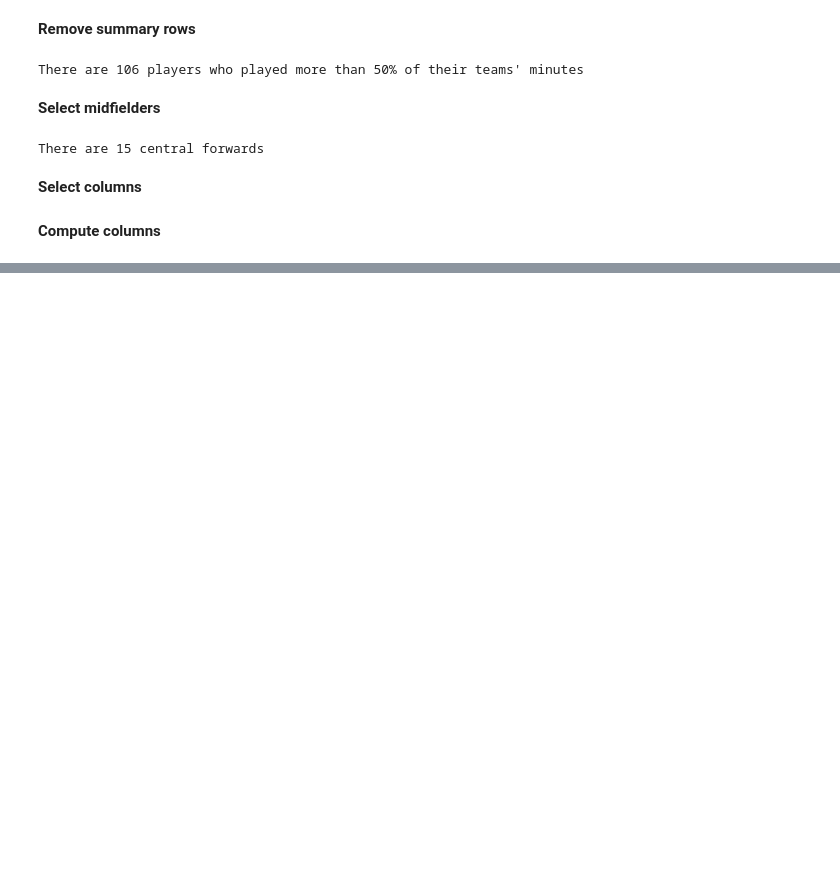
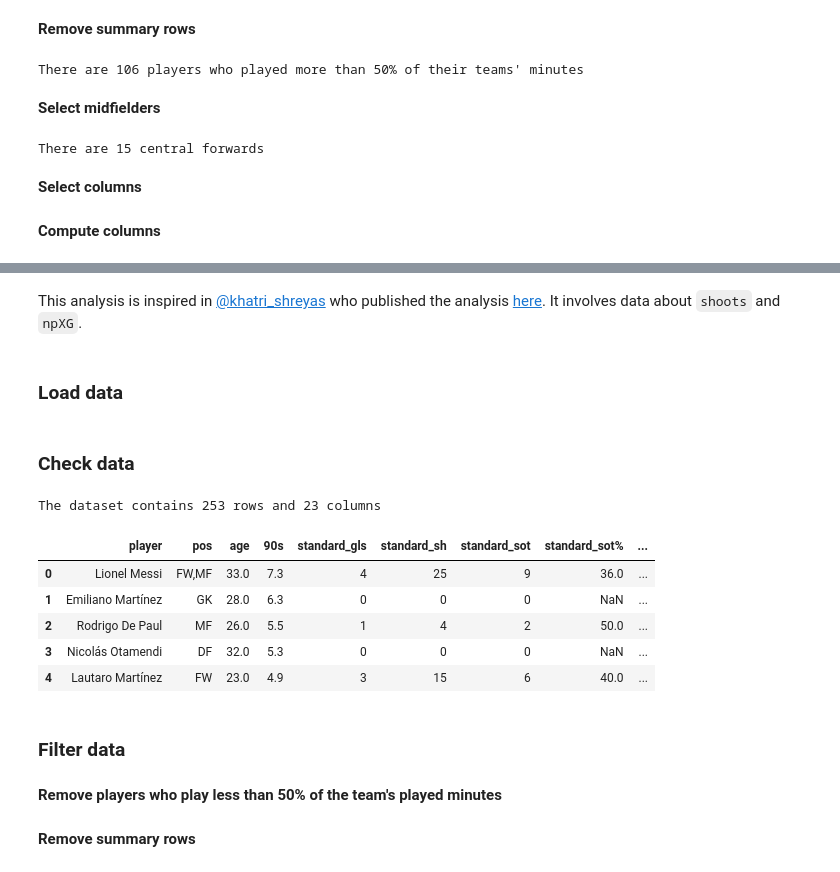
Before and after one commit to joausaga/copa-america-2021-analytics, a Jupyter notebook: competition_analysis.ipynb, the cells around one changed output, grey strips where cells are left out. Drawn from its saved outputs; the diff is of its cells as text; code cells hidden in the pictures; blank space fills up the shorter version.

```diff
--- a/competition_analysis.ipynb
+++ b/competition_analysis.ipynb
@@ -723,0 +726,34 @@ plt.show()
+# %% [markdown]
+This analysis is inspired in [@khatri_shreyas](https://twitter.com/khatri_shreyas) who published the analysis [here](https://twitter.com/khatri_shreyas/status/1470424436482342918). It involves data about `shoots` and `npXG`.
+# %% [markdown]
+### Load data
+# %%
+shooting_df = pd.DataFrame()
+for country in countries:
+    if shooting_df.size > 0:
+        aux_df = pd.read_csv(f"data/{country}_shooting.csv")
+        aux_df['country'] = country
+        shooting_df = shooting_df.append(aux_df, ignore_index=True, sort=False)
+    else:
+        shooting_df = pd.read_csv(f"data/{country}_shooting.csv")
+        shooting_df['country'] = country
+# %% [markdown]
+### Check data
+# %%
+analysis_df = shooting_df
+print(f"The dataset contains {analysis_df.shape[0]} rows and {analysis_df.shape[1]} columns")
+# %% [output]
+The dataset contains 253 rows and 23 columns
+# %%
+analysis_df.head()
+# %% [output]
+|  | player | pos | age | 90s | standard_gls | standard_sh | standard_sot | standard_sot% | ... |
+| 0 | Lionel Messi | FW,MF | 33.0 | 7.3 | 4 | 25 | 9 | 36.0 | ... |
+| 1 | Emiliano Martínez | GK | 28.0 | 6.3 | 0 | 0 | 0 | NaN | ... |
+| 2 | Rodrigo De Paul | MF | 26.0 | 5.5 | 1 | 4 | 2 | 50.0 | ... |
+| 3 | Nicolás Otamendi | DF | 32.0 | 5.3 | 0 | 0 | 0 | NaN | ... |
+| 4 | Lautaro Martínez | FW | 23.0 | 4.9 | 3 | 15 | 6 | 40.0 | ... |
+# %% [markdown]
+### Filter data
+# %% [markdown]
+**Remove players who play less than 50% of the team's played minutes**
@@ -723,0 +772,2 @@ plt.show()
+# %% [markdown]
+**Remove summary rows**
```
Also changed, not shown: parts of 34 cells of this notebook, 1 other file.
